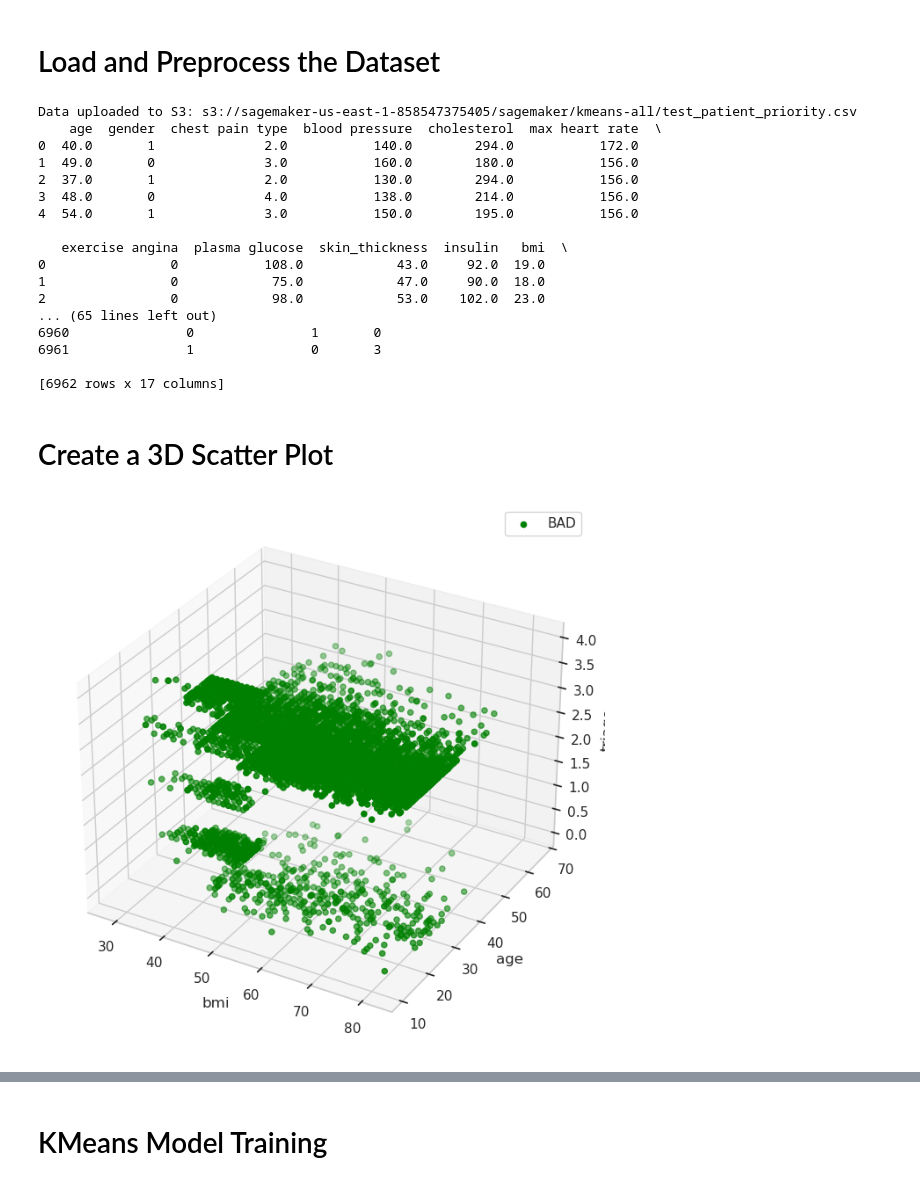
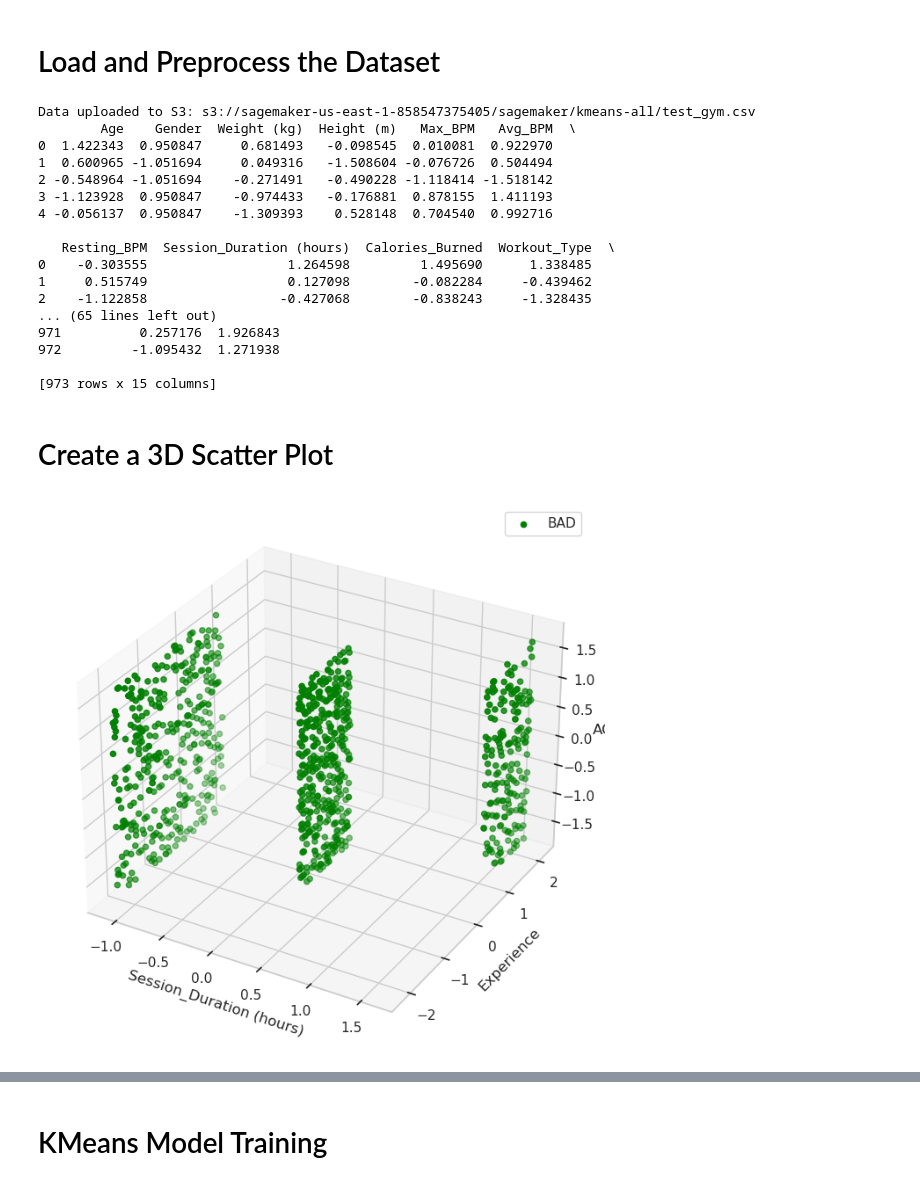
Before and after one commit to MikeGstefan/COMM-493---W25, a Jupyter notebook: KMeans Clustering - ALL.ipynb, the cells around one changed output, grey strips where cells are left out. Saved outputs shown, nothing was run; the diff lists cells and outputs as text; code cells hidden in the pictures.

```diff
--- a/KMeans Clustering - ALL.ipynb
+++ b/KMeans Clustering - ALL.ipynb
@@ -113,25 +113,26 @@ from sklearn.preprocessing import LabelEncoder
 # Step 1: Load the Dataset
 # Load the mall customers dataset from a CSV file into a Pandas DataFrame.
 # This allows for easy data manipulation and analysis.
-df = pd.read_csv('patient_priority.csv')
-
-
-df = df.drop(columns=df.columns[0])  # Works if you are certain about column order
-
+df = pd.read_csv('gym2.csv')
 
 # Encode categorical columns
 label_encoders = {}
 
-for col in ["Residence_type", "smoking_status", "triage"]:
+for col in ["Gender", "Workout_Type"]:
     le = LabelEncoder()
     df[col] = le.fit_transform(df[col])  # Convert categories to numbers
     label_encoders[col] = le  # Store the encoder for later use if needed
 
 # Ensure binary columns are integers
-binary_cols = ["gender", "exercise angina", "hypertension", "heart_disease"]
+binary_cols = ["Gender"]
 df[binary_cols] = df[binary_cols].fillna(0)
 
 df[binary_cols] = df[binary_cols].astype(int)
+
+from sklearn.preprocessing import StandardScaler
+
+scaler = StandardScaler()
+df = pd.DataFrame(scaler.fit_transform(df), columns=df.columns)
 
 # Step 3: Select Relevant Features
 # For clustering, we focus on the features
@@ -146,8 +147,8 @@ data_np = df.values.astype('float32')
 # Step 5: Save and Upload Preprocessed Data
 # Save the preprocessed dataset to a CSV file, without the index.
 # This file is then uploaded to an S3 bucket, making it accessible for machine learning tasks in SageMaker.
-df.to_csv('test_patient_priority.csv', index=False)
-data_uri = sagemaker_session.upload_data('test_patient_priority.csv', key_prefix=prefix)
+df.to_csv('test_gym.csv', index=False)
+data_uri = sagemaker_session.upload_data('test_gym.csv', key_prefix=prefix)
 
 # Output the S3 URI of the uploaded dataset for reference, confirming the successful upload.
 print(f"Data uploaded to S3: {data_uri}")
@@ -157,23 +158,23 @@ print(df.head())
 
 print(df)
 # %% [output]
-Data uploaded to S3: s3://sagemaker-us-east-1-858547375405/sagemaker/kmeans-all/test_patient_priority.csv
-    age  gender  chest pain type  blood pressure  cholesterol  max heart rate  \
-0  40.0       1              2.0           140.0        294.0           172.0
-1  49.0       0              3.0           160.0        180.0           156.0
-2  37.0       1              2.0           130.0        294.0           156.0
-3  48.0       0              4.0           138.0        214.0           156.0
-4  54.0       1              3.0           150.0        195.0           156.0
+Data uploaded to S3: s3://sagemaker-us-east-1-858547375405/sagemaker/kmeans-all/test_gym.csv
+        Age    Gender  Weight (kg)  Height (m)   Max_BPM   Avg_BPM  \
+0  1.422343  0.950847     0.681493   -0.098545  0.010081  0.922970
+1  0.600965 -1.051694     0.049316   -1.508604 -0.076726  0.504494
+2 -0.548964 -1.051694    -0.271491   -0.490228 -1.118414 -1.518142
+3 -1.123928  0.950847    -0.974433   -0.176881  0.878155  1.411193
+4 -0.056137  0.950847    -1.309393    0.528148  0.704540  0.992716
 
-   exercise angina  plasma glucose  skin_thickness  insulin   bmi  \
-0                0           108.0            43.0     92.0  19.0
-1                0            75.0            47.0     90.0  18.0
-2                0            98.0            53.0    102.0  23.0
+   Resting_BPM  Session_Duration (hours)  Calories_Burned  Workout_Type  \
+0    -0.303555                  1.264598         1.495690      1.338485
+1     0.515749                  0.127098        -0.082284     -0.439462
+2    -1.122858                 -0.427068        -0.838243     -1.328435
 ... (65 lines left out)
-6960               0               1       0
-6961               1               0       3
+971          0.257176  1.926843
+972         -1.095432  1.271938
 
-[6962 rows x 17 columns]
+[973 rows x 15 columns]
 # %% [markdown]
 # Create a 3D Scatter Plot
 # %%
@@ -186,37 +187,37 @@ from mpl_toolkits.mplot3d import Axes3D
 fig = plt.figure(figsize=(10, 8))
 
 # Add a 3D subplot to the figure
 # '111' indicates 1x1 grid, first subplot. 'projection='3d'' is used to create a 3D projection.
 ax = fig.add_subplot(111, projection='3d')
 
 # Step 2: Plot data points, colored by gender
 # Scatter plot for male customers in blue
 # Filters the DataFrame for male customers and plots their age, annual income, and spending score.
 # ax.scatter(df[df['Diabetes_binary'] == 0]['BMI'],
 #            df[df['Diabetes_binary'] == 0]['Age'],
 #            df[df['Diabetes_binary'] == 0]['PhysHlth'],
 #            c='green', label='GOOD')
 
 # Scatter plot for female customers in red
 # # Filters the DataFrame for female customers and plots their age, annual income, and spending score.
 # ax.scatter(df[df['Diabetes_012'] == 1]['BMI'],
 #            df[df['Diabetes_012'] == 1]['Age'],
 #            df[df['Diabetes_012'] == 1]['PhysHlth'],
 #            c='yellow', label='Maybe')
 
-ax.scatter(df['age'],
-           df['bmi'],
-           df['triage'],
+ax.scatter(df['Experience_Level'],
+           df['Session_Duration (hours)'],
+           df['Age'],
            c='green', label='BAD')
 
 # Step 3: Set labels and legend
 # Adding axis labels and a legend to make the plot more informative.
-ax.set_ylabel('age')
-ax.set_xlabel('bmi')
-ax.set_zlabel('triage')
+ax.set_ylabel('Experience')
+ax.set_xlabel('Session_Duration (hours)')
+ax.set_zlabel('AGE')
 ax.legend()
 
 # Display the plot
 plt.show()
 # %% [output]
-[figure, old version]
+[figure, new version]
```
Also changed, not shown: parts of 9 cells of this notebook, 2 other files.
